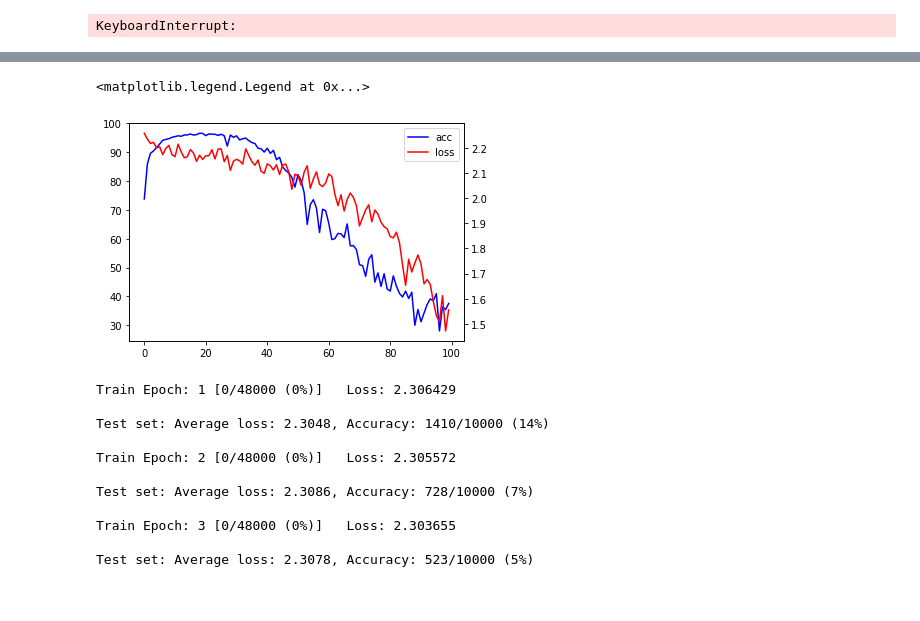
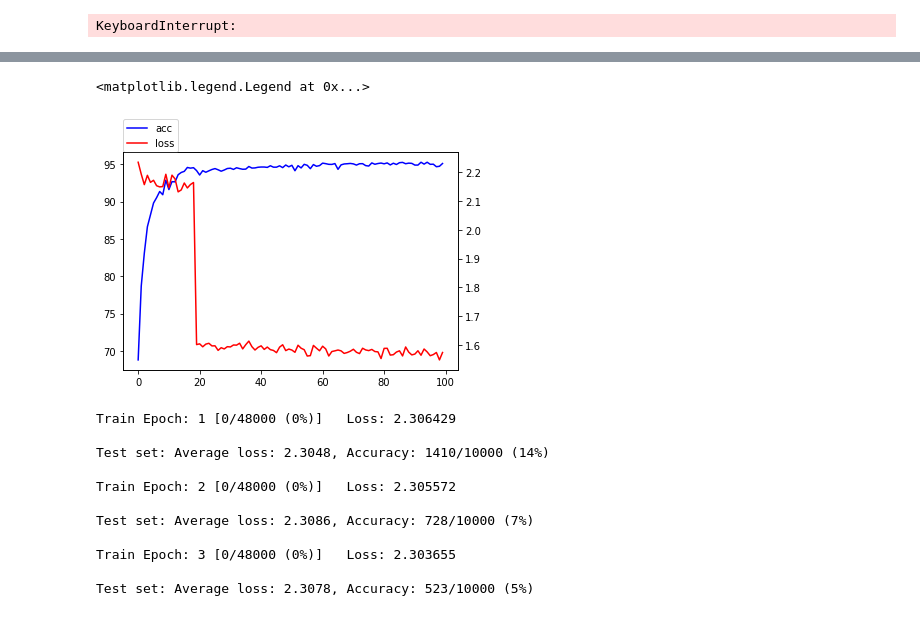
Before and after one commit to physicsru/adaptive_label_smoothing, a Jupyter notebook: adaptive_label_smoothing-master/mislabel-Copy1.ipynb, the cells around one changed output, grey strips where cells are left out. Saved outputs shown, nothing was run; the diff lists cells and outputs as text; code cells hidden in the pictures.

```diff
--- a/adaptive_label_smoothing-master/mislabel-Copy1.ipynb
+++ b/adaptive_label_smoothing-master/mislabel-Copy1.ipynb
@@ -192,7 +224,6 @@ Test set: Average loss: 1.3600, Accuracy: 8948/10000 (89%)
 Train Epoch: 52 [0/60000 (0%)]  Loss: 2.058474
 KeyboardInterrupt:
 # %%
-acc=np.load("acc.npy")
+acc=np.load("acc1.npy")
 x_axis=np.arange(100)
-loss=np.load("loss.npy")
-loss
+loss=np.load("loss1.npy")
@@ -222,22 +232,22 @@ import matplotlib.pyplot as plt
 # %%
 # fig,left_axis=plt.subplots()
 # right_axis = left_axis.twinx()
 
 # p1, = left_axis.plot(x_axis,p,color='blue',label="acc")
 # p2, = right_axis.plot(x_axis,loss,color='red',label="loss")
 # plt.title("result")
 # plt.legend(loc="best")
 fig = plt.figure()
 ax = fig.add_subplot(111)
-f1=ax.plot(x_axis,p,color='blue',label="acc")
+f1=ax.plot(x_axis,acc,color='blue',label="acc")
 ax2 = ax.twinx()
 f2=ax2.plot(x_axis,loss,color='red',label="loss")
 f=f1+f2
 labs = [l.get_label() for l in f]
-ax.legend(f, labs, loc=0)
+ax.legend(f, labs, loc=[0,1])
 # %% [output]
 <matplotlib.legend.Legend at 0x...>
-[figure, old version]
+[figure, new version]
 # %%
 def main_corrupt_set():
     # Training settings
```
Also changed, not shown: parts of 8 cells of this notebook, 11 other files.
